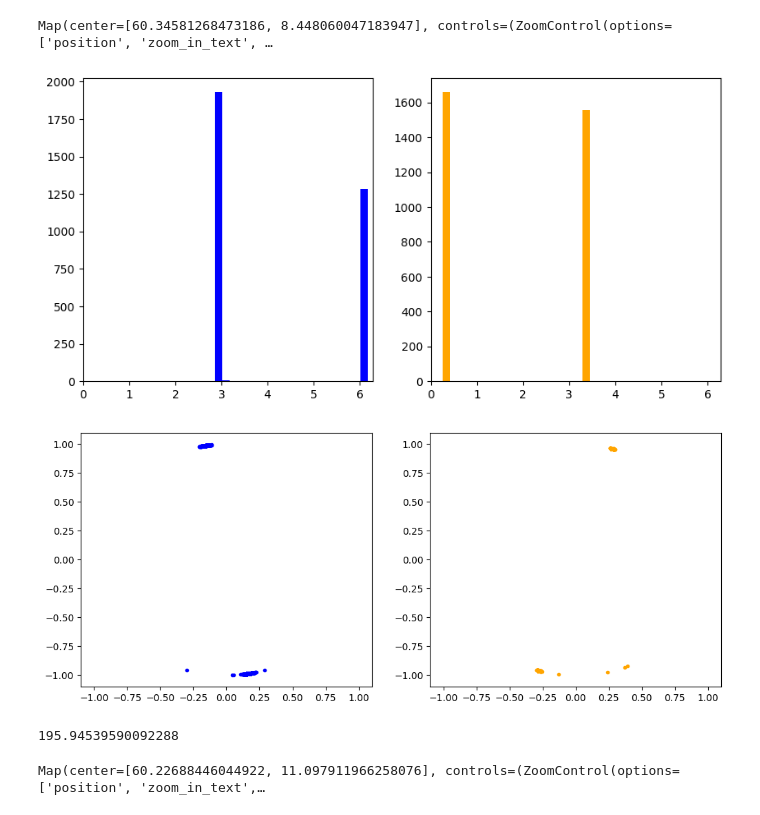
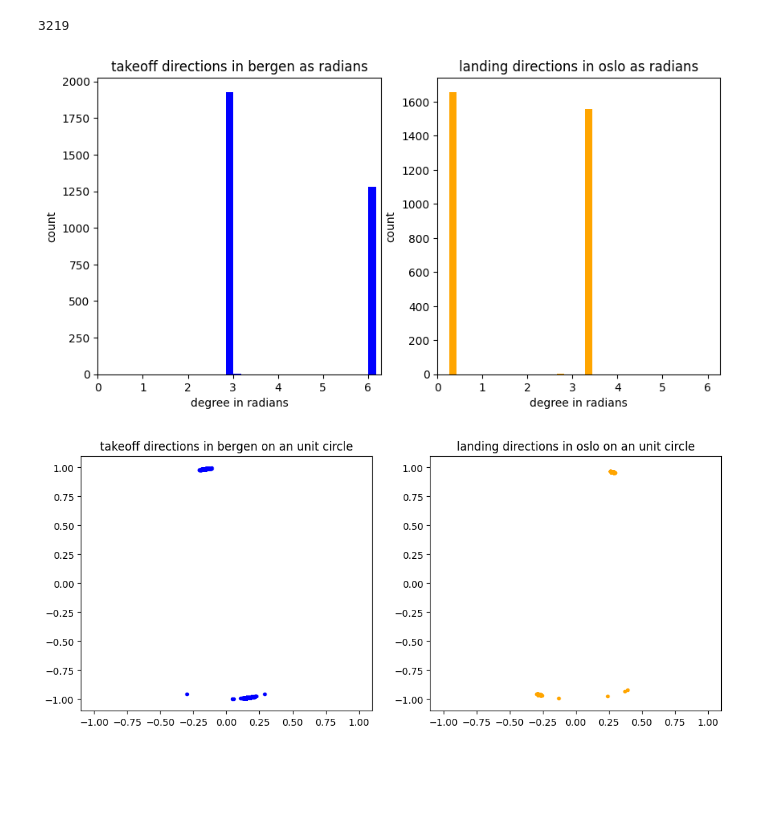
Before and after one commit to tobbensol/masters-thesis, a Jupyter notebook: cluser_by_direction.ipynb, the cells around one changed output. Drawn from its saved outputs; the diff is of its cells as text; code cells hidden in the pictures; blank space fills up the shorter version.

```diff
--- a/cluser_by_direction.ipynb
+++ b/cluser_by_direction.ipynb
@@ -31,7 +32,7 @@ with 1588 identifiers
-# %%
-filtered_flights[0].map_leaflet()
-# %% [output]
-Map(center=[60.34581268473186, 8.448060047183947], controls=(ZoomControl(options=['position', 'zoom_in_text', …
+# %%
+len(filtered_flights)
+# %% [output]
+3219
 # %%
 directions = list(get_takeoff_and_landing_directions(filtered_flights))
 start = [start for start, _ in directions]
@@ -39,10 +40,17 @@ end = [end for _, end in directions]
 # %%
 fig, ax = plt.subplots(ncols=2)
 ax[0].hist(start, bins=20, color="blue")
 ax[0].set_xlim([0, 2*np.pi])
+ax[0].set_title(f"takeoff directions in {origin} as radians")
+ax[0].set_xlabel('degree in radians')
+ax[0].set_ylabel('count')
+
 ax[1].hist(end, bins=20, color="orange")
 ax[1].set_xlim([0, 2*np.pi])
+ax[1].set_title(f"landing directions in {destination} as radians")
+ax[1].set_xlabel('degree in radians')
+ax[1].set_ylabel('count')
 fig.set_figwidth(10)
 plt.show()
 # %% [output]
-[figure, old version]
+[figure, new version]
@@ -49,21 +62,17 @@ plt.show()
 # %%
-fig, ax = plt.subplots(ncols=2)
-ax[0].plot(np.sin(start), np.cos(start), '.', color="blue")
+fig, ax = plt.subplots(ncols=2, )
+ax: plt.Subplot
+ax[0].plot(start_x, start_y, '.', color="blue")
 ax[0].set_xlim([-1.1, 1.1])
 ax[0].set_ylim([-1.1, 1.1])
-ax[1].plot(np.sin(end), np.cos(end), '.', color="orange")
+ax[0].set_title(f"takeoff directions in {origin} on an unit circle")
+
+ax[1].plot(end_x, end_y, '.', color="orange")
 ax[1].set_xlim([-1.1, 1.1])
 ax[1].set_ylim([-1.1, 1.1])
+ax[1].set_title(f"landing directions in {destination} on an unit circle")
+
 fig.set_figwidth(12)
 plt.show()
 # %% [output]
-[figure, old version]
+[figure, new version]
-# %%
-first_30_sec = filtered_flights[200].last('30 sec')
-
-direction = first_30_sec.data.get(['heading']).median().values[0]
-print(direction)
-first_30_sec.map_leaflet(zoom=13)
-# %% [output]
-195.94539590092288
-Map(center=[60.22688446044922, 11.097911966258076], controls=(ZoomControl(options=['position', 'zoom_in_text',…
```
Also changed, not shown: parts of 14 cells of this notebook, 1 other file.
